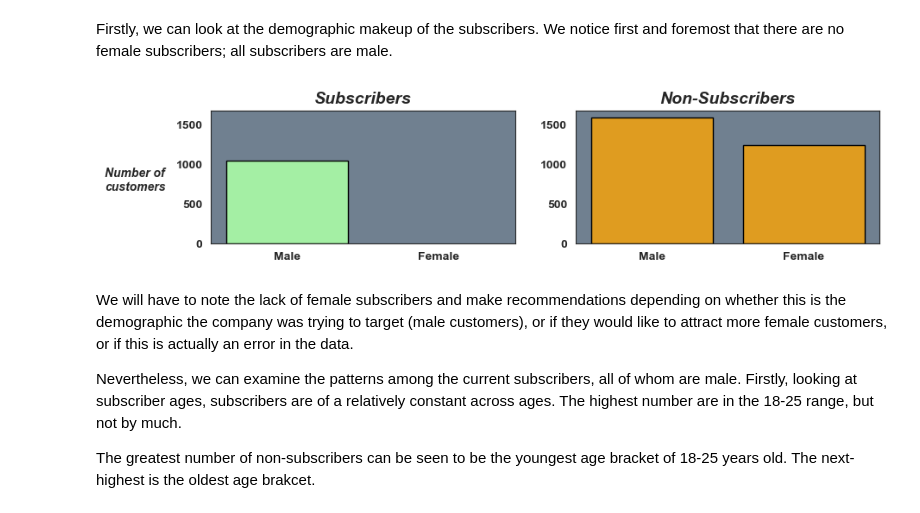
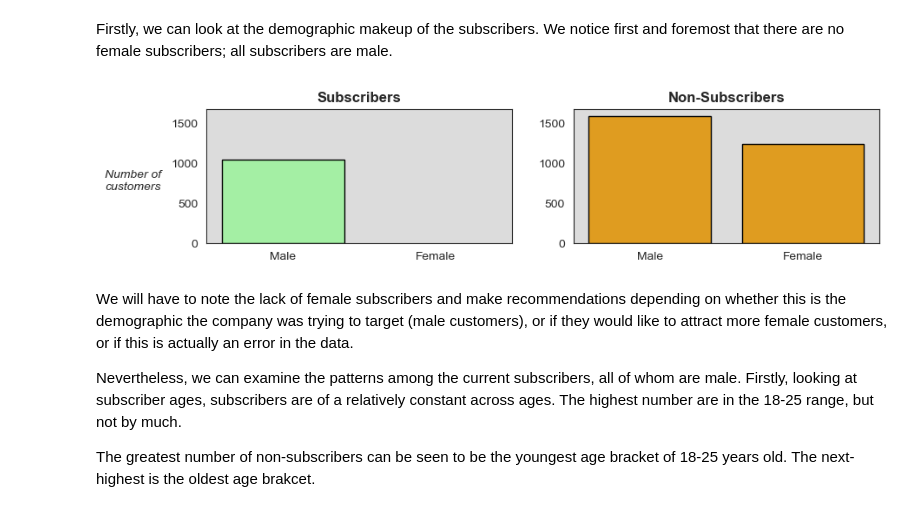
Before and after one commit to molly777yllom/DataDive3_DATA3500, a Jupyter notebook: shopping_trends.ipynb, the cells around one changed output. Drawn from its saved outputs; the diff is of its cells as text; code cells hidden in the pictures.

```diff
--- a/shopping_trends.ipynb
+++ b/shopping_trends.ipynb
@@ -1071,45 +1071,36 @@ Firstly, we can look at the demographic makeup of the subscribers. We notice fir
 # %%
 # Plots: subscriber and non-subscriber count by gender
 
 subs = shopping.query("`Subscription Status` == 'Yes'")
 not_subs = shopping.query("`Subscription Status` == 'No'")
 
 f, ax = plt.subplots(1, 2, figsize=(10, 2))
 plt.subplots_adjust(hspace=0.3, wspace=0.2)
 sns.set_style('white')
 sns.countplot(x="Gender", data=subs, color='palegreen', edgecolor='black', ax=ax[0], zorder=2)
-ax[0].set_title('Subscribers', fontsize=14, weight='bold', style='italic', y=1)
+ax[0].set_title('Subscribers', fontsize=12, weight='bold')
 ax[0].set_xlabel('', weight='bold', style='italic', size=12)
-ax[0].set_ylabel('Number of customers', weight='bold', style='italic', size=12)
-ax[0].set_facecolor('slategray')
-for label in ax[0].get_xticklabels():
-    label.set_weight('bold')
-for label in ax[0].get_yticklabels():
-    label.set_weight('bold')
+ax[0].set_ylabel('Number of customers', style='italic', size=12)
+ax[0].set_facecolor('gainsboro')
+
 sns.countplot(x="Gender", data=not_subs, color='coral', ax=ax[0], zorder=1, alpha=0)
-ax[0].set_title('Subscribers', fontsize=14, weight='bold', style='italic', y=1)
+ax[0].set_title('Subscribers', fontsize=12, weight='bold')
 ax[0].set_xlabel('', weight='bold', style='italic', size=12)
-ax[0].set_ylabel('Number of\ncustomers', weight='bold', style='italic', size=10, rotation=0)  # customize the y-axis label
-ax[0].get_yaxis().set_label_coords(-0.25,0.38)  # Adjust y-axis label position
-ax[0].set_facecolor('slategray')
-for label in ax[0].get_xticklabels():
-    label.set_weight('bold')
-for label in ax[0].get_yticklabels():
-    label.set_weight('bold')
+ax[0].set_ylabel('Number of\ncustomers', style='italic', size=10, rotation=0)  # customize the y-axis label
+ax[0].get_yaxis().set_label_coords(-0.24,0.38)  # Adjust y-axis label position
+ax[0].set_facecolor('gainsboro')
+
 
 
 sns.countplot(x="Gender", data=not_subs, color='orange', edgecolor='black', ax=ax[1], zorder=2)
-ax[1].set_title('Non-Subscribers', fontsize=14, weight='bold', style='italic', y=1)
-ax[1].set_xlabel('', weight='bold', style='italic', size=12)
-ax[1].set_ylabel('', weight='bold', style='italic', size=12, rotation=0)  # customize the y-axis label
-ax[1].set_facecolor('slategray')
-for label in ax[1].get_xticklabels():
-    label.set_weight('bold')
-for label in ax[1].get_yticklabels():
-    label.set_weight('bold')
+ax[1].set_title('Non-Subscribers', fontsize=12, weight='bold')
+ax[1].set_xlabel('')
+ax[1].set_ylabel('')  # customize the y-axis label
+ax[1].set_facecolor('gainsboro')
+
 plt.show()
 # %% [output]
-[figure, old version]
+[figure, new version]
 # %% [markdown]
 We will have to note the lack of female subscribers and make recommendations depending on whether this is the demographic the company was trying to target (male customers), or if they would like to attract more female customers, or if this is actually an error in the data.
 
```
Also changed, not shown: parts of 5 cells of this notebook, 1 other file.
